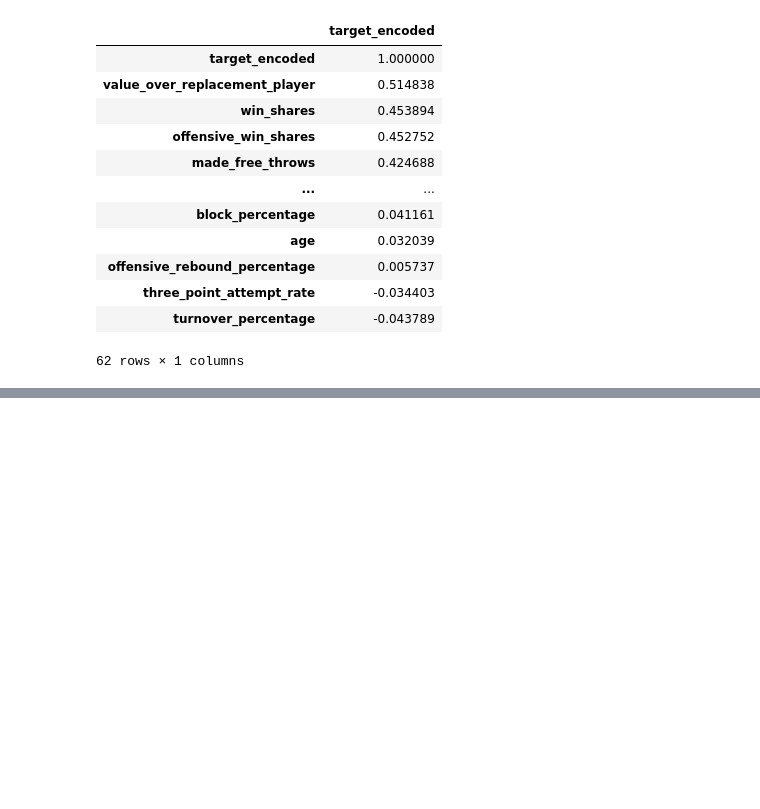
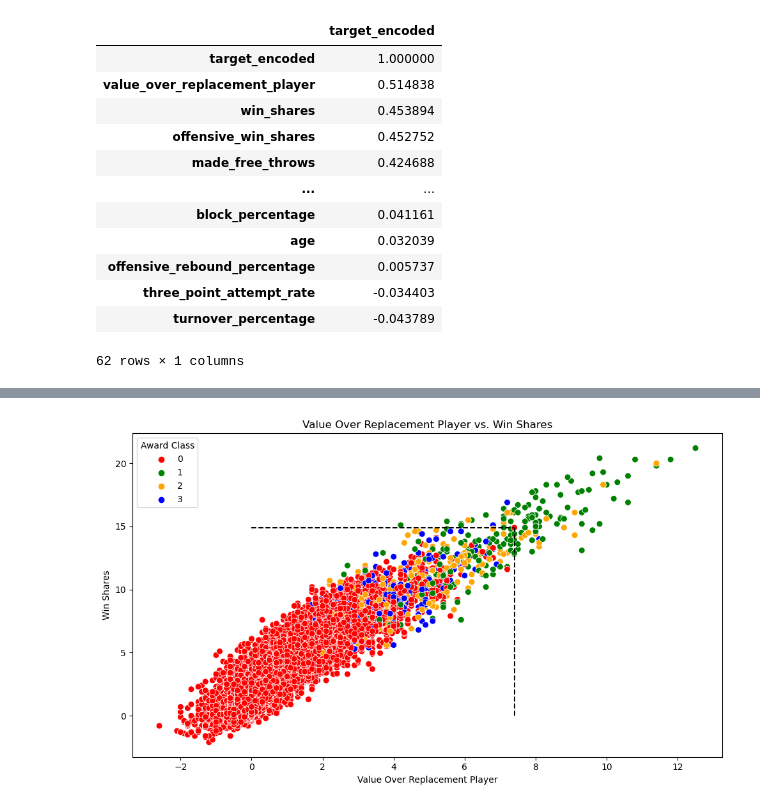
Before and after one commit to ewint814/All_NBA_Prediction, a Jupyter notebook: 02_Concat_EDA.ipynb, the cells around one changed output, grey strips where cells are left out. Cells and saved outputs as stored; diff of their text form; code cells hidden in the pictures; blank space fills up the shorter version.

```diff
--- a/02_Concat_EDA.ipynb
+++ b/02_Concat_EDA.ipynb
@@ -200,2 +204,26 @@ sns.heatmap(target_corr,
+# %%
+colors = {
+    0: 'red',
+    1: 'green',
+    2: 'orange',
+    3: 'blue'
+}
+last_no_award_point = df_final[df_final['target_encoded'] == 0].iloc[-1]
+last_no_award_x = df_final[df_final['target_encoded'] == 0]['value_over_replacement_player'].max()
+last_no_award_y = df_final[df_final['target_encoded'] == 0]['win_shares'].max()
+
+plt.figure(figsize=(10, 6))
+sns.scatterplot(data=df_final, x='value_over_replacement_player', y='win_shares', hue='target_encoded', palette=colors, s=50)
+plt.plot([0, last_no_award_x], [last_no_award_y, last_no_award_y], color = 'black', linestyle = '--')
+plt.plot([last_no_award_x, last_no_award_x], [0, last_no_award_y], color = 'black', linestyle = '--')
+plt.title('Value Over Replacement Player vs. Win Shares')
+plt.xlabel('Value Over Replacement Player')
+plt.ylabel('Win Shares')
+plt.legend(title='Award Class')
+
+plt.tight_layout()
+plt.savefig('./images/VORP_vs_WS.png')
+# %% [output]
+[figure, added]
 # %%
 df_final.to_csv('./df_final.csv', index = False)
```
Also changed, not shown: parts of 1 cell of this notebook, 7 other files.
